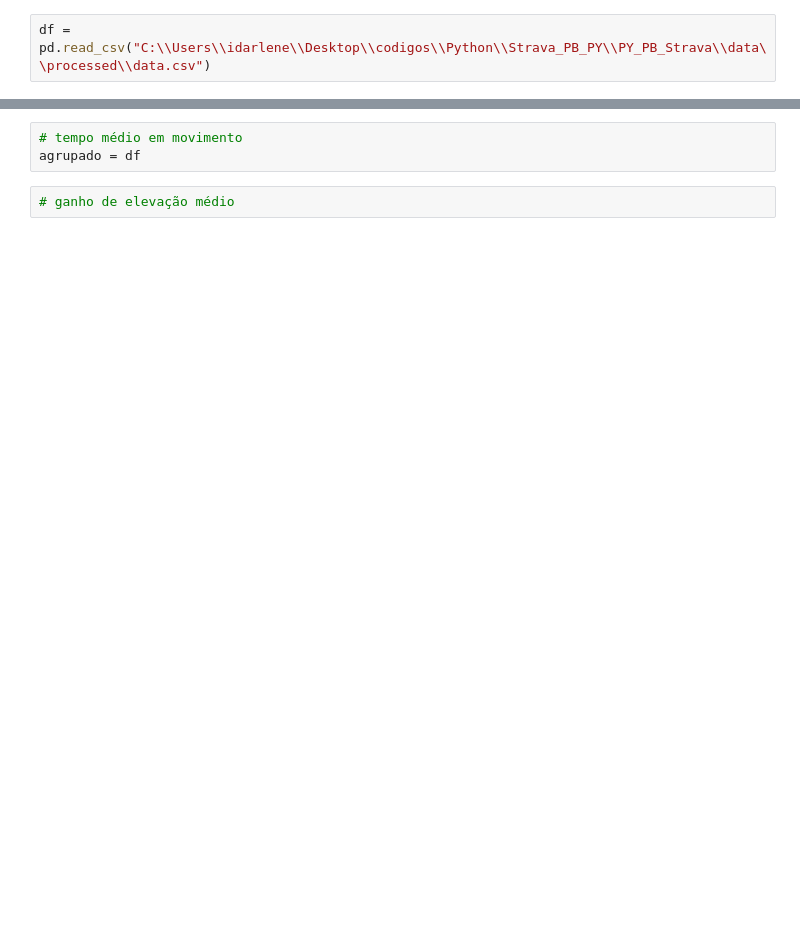
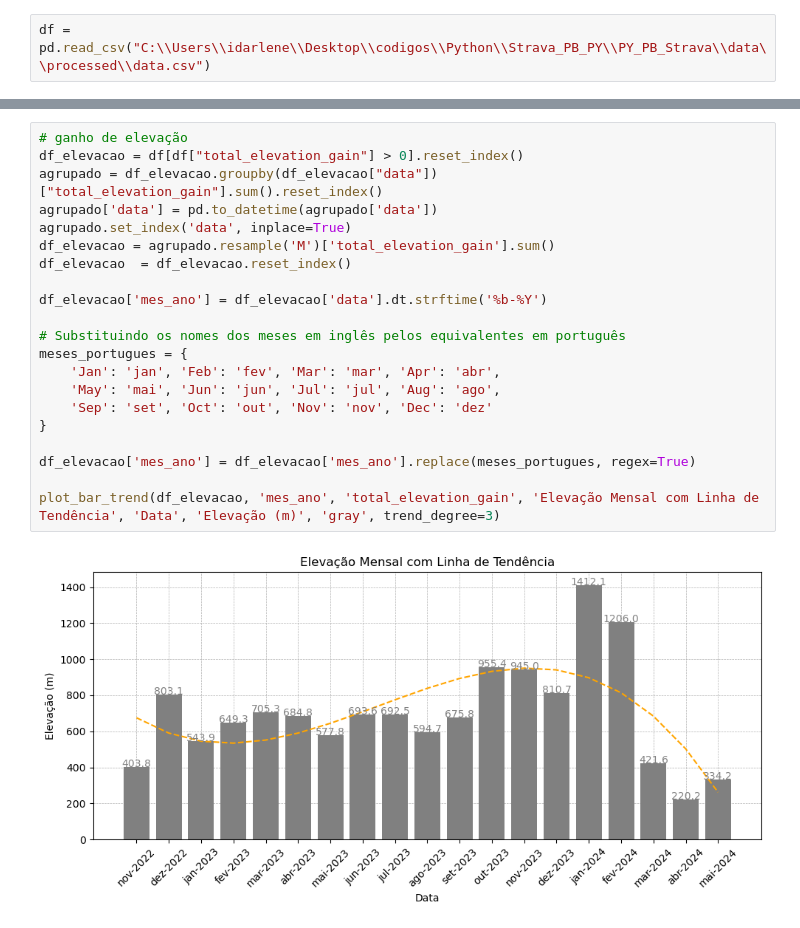
Before and after one commit to idarlenearaujo/PY_PB_Strava, a Jupyter notebook: notebooks/exploracao.ipynb, the cells around one changed output, grey strips where cells are left out. Drawn from its saved outputs; the diff is of its cells as text; blank space fills up the shorter version.

```diff
--- a/notebooks/exploracao.ipynb
+++ b/notebooks/exploracao.ipynb
@@ -60,5 +134,23 @@ plt.show()
-# %%
-# tempo médio em movimento
-agrupado = df
-# %%
-# ganho de elevação médio
+# %%
+# ganho de elevação
+df_elevacao = df[df["total_elevation_gain"] > 0].reset_index()
+agrupado = df_elevacao.groupby(df_elevacao["data"])["total_elevation_gain"].sum().reset_index()
+agrupado['data'] = pd.to_datetime(agrupado['data'])
+agrupado.set_index('data', inplace=True)
+df_elevacao = agrupado.resample('M')['total_elevation_gain'].sum()
+df_elevacao  = df_elevacao.reset_index()
+
+df_elevacao['mes_ano'] = df_elevacao['data'].dt.strftime('%b-%Y')
+
+# Substituindo os nomes dos meses em inglês pelos equivalentes em português
+meses_portugues = {
+    'Jan': 'jan', 'Feb': 'fev', 'Mar': 'mar', 'Apr': 'abr',
+    'May': 'mai', 'Jun': 'jun', 'Jul': 'jul', 'Aug': 'ago',
+    'Sep': 'set', 'Oct': 'out', 'Nov': 'nov', 'Dec': 'dez'
+}
+
+df_elevacao['mes_ano'] = df_elevacao['mes_ano'].replace(meses_portugues, regex=True)
+
+plot_bar_trend(df_elevacao, 'mes_ano', 'total_elevation_gain', 'Elevação Mensal com Linha de Tendência', 'Data', 'Elevação (m)', 'gray', trend_degree=3)
+# %% [output]
+[figure, added]
```
Also changed, not shown: parts of 10 cells of this notebook, 3 other files.
